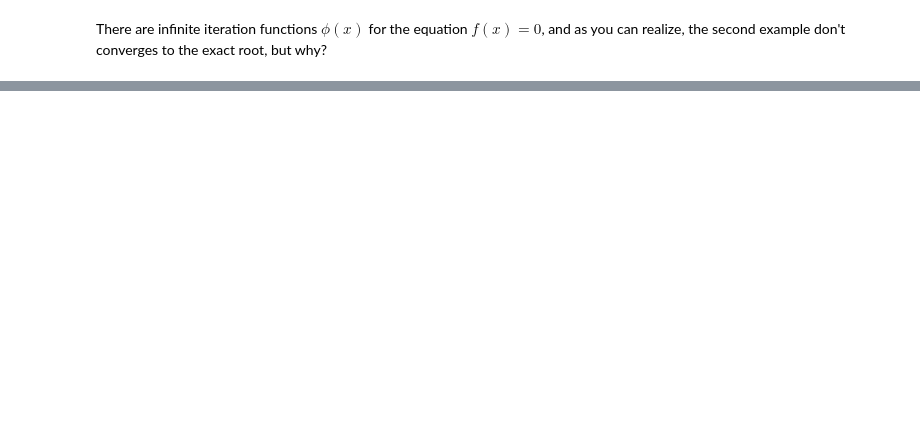
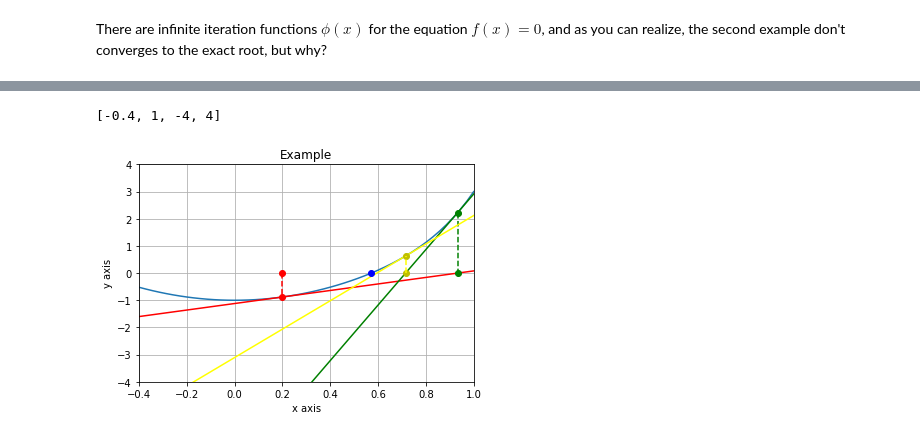
Before and after one commit to rodrigoescorcio/Numerical, a Jupyter notebook: Zeros de funções reais/zeros_of_real_functions.ipynb, the cells around one changed output, grey strips where cells are left out. Drawn from its saved outputs; the diff is of its cells as text; code cells hidden in the pictures; blank space fills up the shorter version.

```diff
--- a/Zeros de funções reais/zeros_of_real_functions.ipynb
+++ b/Zeros de funções reais/zeros_of_real_functions.ipynb
@@ -444,0 +503,40 @@ The sequence generated by $x_{n+1}=\phi(x_{n})$ will converge to the value of $\
+# %%
+x = np.linspace(-0.4,1)
+
+x1=[0.2,0.2]
+y1=[0,-0.8799872]
+
+x2=[0.933048995042,0.933048995042]
+y2=[2.22738740055,0]
+
+x3=[0.715042029852,0.715042029852]
+y3=[0,0.629425182497]
+
+plt.grid(True)
+plt.xlabel("x axis")
+plt.ylabel("y axis")
+plt.title("Example")
+
+plt.plot(x,x**7+3*x**2-1)
+plt.plot(x,1.200448*x-1.1200768,color='red')
+
+plt.plot(0.2,0,'ro')
+plt.plot(0.2,-0.8799872,'ro')
+plt.plot(x1,y1,'k--', color='red')
+
+plt.plot(x,10.2170469582*x-7.30561799609, color='green')
+plt.plot(0.933048995042,0,'go')
+plt.plot(0.933048995042,2.22738740055,'go')
+plt.plot(x2,y2,'k--', color='green')
+
+plt.plot(x,5.22584625051*x-3.10727452816,color='yellow')
+plt.plot(0.715042029852,0,'yo')
+plt.plot(0.715042029852,0.629425182497,'yo')
+plt.plot(x3,y3,'k--', color='yellow')
+
+plt.plot(0.57156841664,0,'bo')
+
+plt.axis([-0.4,1,-4, 4])
+# %% [output]
+[-0.4, 1, -4, 4]
+[figure, added]
```
Also changed, not shown: parts of 11 cells of this notebook, 1 other file.
